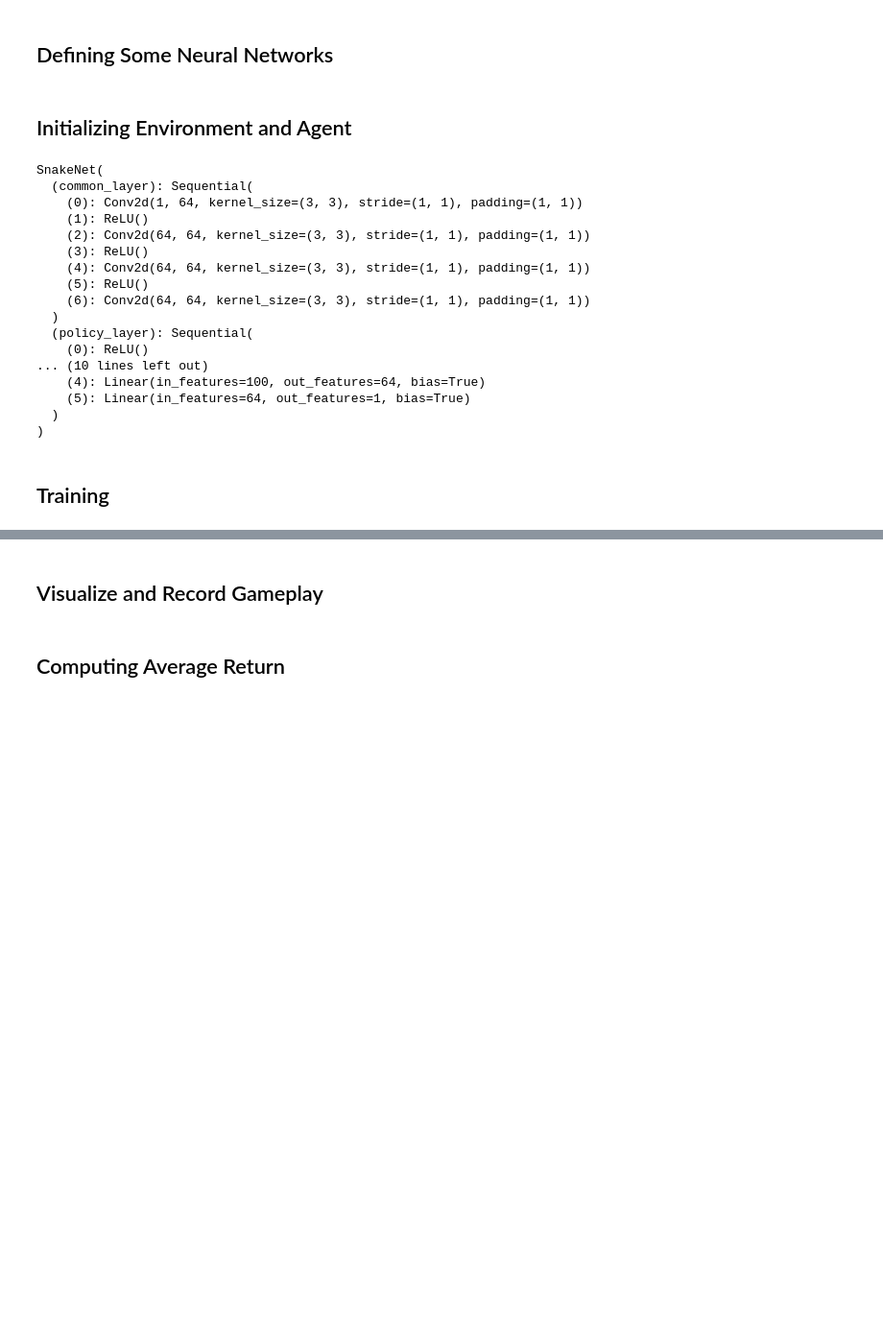
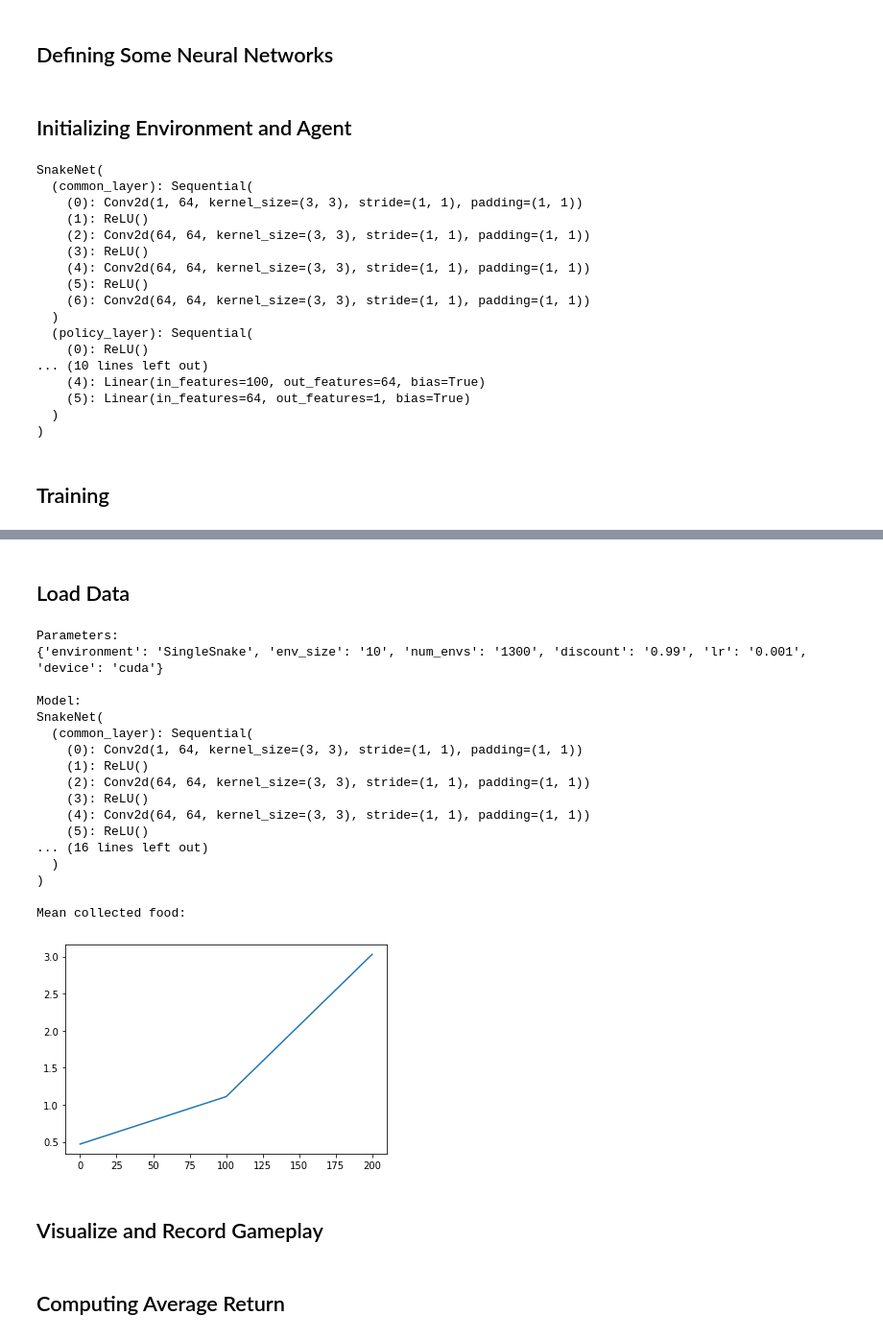
Before and after one commit to keygenx/Fast-Snake, a Jupyter notebook: PG Implementation.ipynb, the cells around one changed output, grey strips where cells are left out. Shown at 96% size. Drawn from its saved outputs; the diff is of its cells as text; code cells hidden in the pictures; blank space fills up the shorter version.

Commit message:
Code Cleanup. Added functionaly to import and export

```diff
--- a/PG Implementation.ipynb
+++ b/PG Implementation.ipynb
@@ -83,11 +85,9 @@ class ReplayBuffer():
 # %%
 class A2C():
     def __init__(self, NN: object, NN_args: tuple = (),
-                 num_envs: int = 1, buffer_size: int = 800,
-                 lr: float = 0.0005, discount: float = 0.8, tau: float = 0.01,
-                 lam = 10):
+                 num_envs: int = 1, lr: float = 0.0005, discount: float = 0.8):
 
-        self.model = NN(*NN_args)
+        self.model = NN(*NN_args).to(DEFAULT_DEVICE)
         self.model_optim = torch.optim.Adam(self.model.parameters(), lr=lr) #set learning rate
         self.gamma = torch.Tensor([discount]).to(DEFAULT_DEVICE) # set discount factor
 
@@ -111,7 +111,6 @@ class A2C():
         dist = torch.distributions.Categorical(probs = action_probs) #defining a distribution to sample from
         actions = dist.sample() #sampling an action from the distribution
         self.log_probs = dist.log_prob(actions)
-        #self.entropy = dist.entropy()
         return actions
 
     def update(self, next_states, rewards, terminals):
@@ -120,14 +119,12 @@ class A2C():
         returns = (rewards + (~terminals)*self.gamma*next_state_values).detach()
         values = self.values
 
-        value_loss = torch.nn.functional.smooth_l1_loss(returns,values).mean()
+        value_loss = torch.nn.MSELoss()(returns,values)
         advantages = returns-values
         policy_loss = -(advantages.detach()*self.log_probs).mean()
-        #entropy_loss = 0.01*self.entropy.mean()
         loss = policy_loss + value_loss
 
         self.model_optim.zero_grad()
-        #torch.nn.utils.clip_grad_norm_(self.model.parameters(), 0.5)
         loss.backward()
         self.model_optim.step()
 # %% [markdown]
@@ -145,7 +142,7 @@ class SnakeNet(torch.nn.Module):
             torch.nn.Conv2d(64, 64, kernel_size=(3,3), stride=(1,1), padding=(1,1)),
             torch.nn.ReLU(),
             torch.nn.Conv2d(64, 64, kernel_size=(3,3), stride=(1,1), padding=(1,1)),
-            ).to(DEFAULT_DEVICE)
+            )
 
         self.policy_layer = torch.nn.Sequential(
             torch.nn.ReLU(),
@@ -153,7 +150,7 @@ class SnakeNet(torch.nn.Module):
             torch.nn.Flatten(),
             torch.nn.Linear(2*self.layer_length,4),
             torch.nn.Softmax(dim=-1)
-            ).to(DEFAULT_DEVICE)
+            )
 
         self.value_layer = torch.nn.Sequential(
             torch.nn.ReLU(),
@@ -162,7 +159,7 @@ class SnakeNet(torch.nn.Module):
             torch.nn.ReLU(),
             torch.nn.Linear(self.layer_length,64),
             torch.nn.Linear(64,1)
-            ).to(DEFAULT_DEVICE)
+            )
 
     def forward(self,x):
         x = self.common_layer(x)
@@ -294,3 +287,0 @@ Mean, Median, Max, Min, std: 15.69 15.0 28.0 6.0 4.5270185
-# %%
-agent.load("models/perfect_model.h5")
-print(agent.model)
@@ -297,3 +330,56 @@ print(agent.model)
+# %% [markdown]
+## Load Data
+# %%
+#file name to read
+file_name = "test3"
+
+parameters = {}
+heading = ["step", "mean", "median", "min", "max", "std", "raw data"]
+
+with open(F"data/{file_name}.csv", 'rt') as file:
+    reader = csv.reader(file)
+    data = [row for row in reader]
+    for key,value in zip(data[1],data[2]):
+        parameters[key] = value
+    data_list = []
+    step_list=[]
+    fc_list=[]
+    for items in data[5:]:
+        nitems = [float(i) for i in items]
+        step_list.append(nitems[0])
+        fc_list.append(nitems[1])
+        data_list.append(tuple(nitems[0:6])+(np.array(nitems[6:]),))
+
+
+agent.load(F"data/{file_name}.h5")
+print("Parameters:")
+print(parameters)
+print("\nModel:")
+print(agent.model)
+
+print("\nMean collected food:")
+#Plotting
+plt.plot(step_list, fc_list, label = "Mean")
+plt.show()
+# %% [output]
+Parameters:
+{'environment': 'SingleSnake', 'env_size': '10', 'num_envs': '1300', 'discount': '0.99', 'lr': '0.001', 'device': 'cuda'}
+
+Model:
+SnakeNet(
+  (common_layer): Sequential(
+    (0): Conv2d(1, 64, kernel_size=(3, 3), stride=(1, 1), padding=(1, 1))
+    (1): ReLU()
+    (2): Conv2d(64, 64, kernel_size=(3, 3), stride=(1, 1), padding=(1, 1))
+    (3): ReLU()
+    (4): Conv2d(64, 64, kernel_size=(3, 3), stride=(1, 1), padding=(1, 1))
+    (5): ReLU()
+... (16 lines left out)
+  )
+)
+
+Mean collected food:
+[figure, added]
 # %% [markdown]
 ## Visualize and Record Gameplay
 # %%
```
Also changed, not shown: parts of 6 cells of this notebook, 1 other file.
